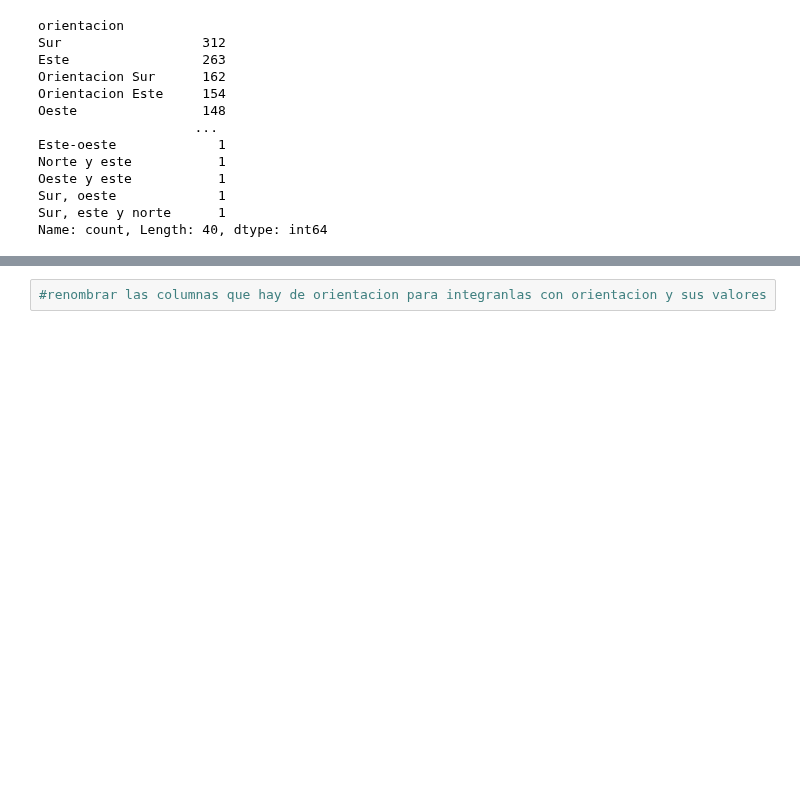
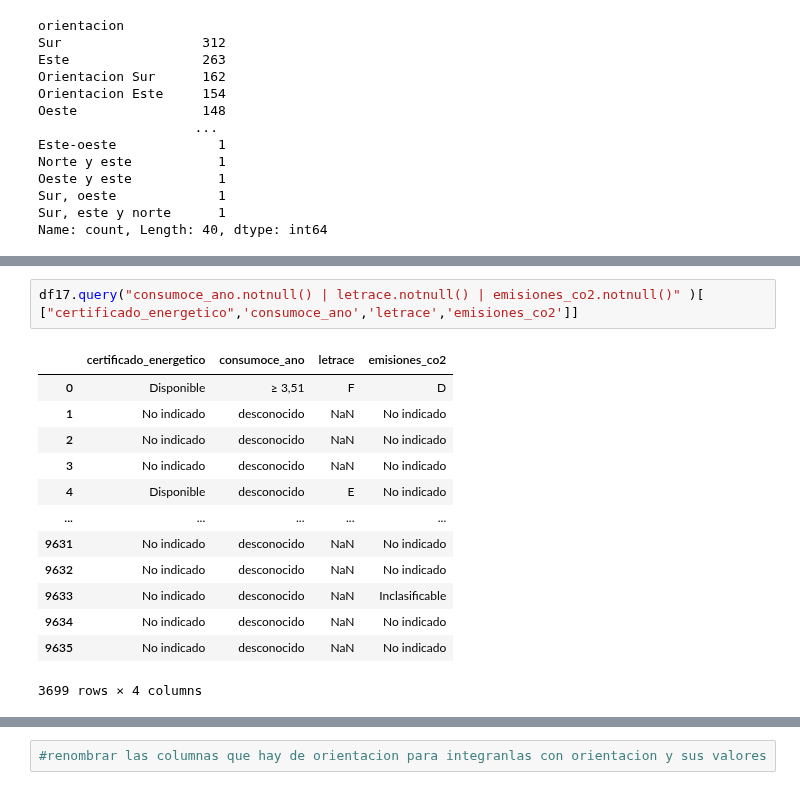
Before and after one commit to avaquerocastro/precios-de-vivienda-madrid, a Jupyter notebook: codigo/01-preprocesamiento-de-datos/Revision_columnas/Revision_Columnas.ipynb, the cells around one changed output, grey strips where cells are left out. Drawn from its saved outputs; the diff is of its cells as text; blank space fills up the shorter version.

```diff
--- a/codigo/01-preprocesamiento-de-datos/Revision_columnas/Revision_Columnas.ipynb
+++ b/codigo/01-preprocesamiento-de-datos/Revision_columnas/Revision_Columnas.ipynb
@@ -1160,0 +1318,16 @@ df17['orientacion'] = df17['orientacion'].str.replace('__', '_')
+# %%
+df17.query("consumoce_ano.notnull() | letrace.notnull() | emisiones_co2.notnull()" )[ ["certificado_energetico",'consumoce_ano','letrace','emisiones_co2']]
+# %% [output]
+|  | certificado_energetico | consumoce_ano | letrace | emisiones_co2 |
+| 0 | Disponible | ≥ 3,51 | F | D |
+| 1 | No indicado | desconocido | NaN | No indicado |
+| 2 | No indicado | desconocido | NaN | No indicado |
+| 3 | No indicado | desconocido | NaN | No indicado |
+| 4 | Disponible | desconocido | E | No indicado |
+| ... | ... | ... | ... | ... |
+| 9631 | No indicado | desconocido | NaN | No indicado |
+| 9632 | No indicado | desconocido | NaN | No indicado |
+| 9633 | No indicado | desconocido | NaN | Inclasificable |
+| 9634 | No indicado | desconocido | NaN | No indicado |
+| 9635 | No indicado | desconocido | NaN | No indicado |
+3699 rows × 4 columns
```
Also changed, not shown: parts of 25 cells of this notebook, 1 other file.
